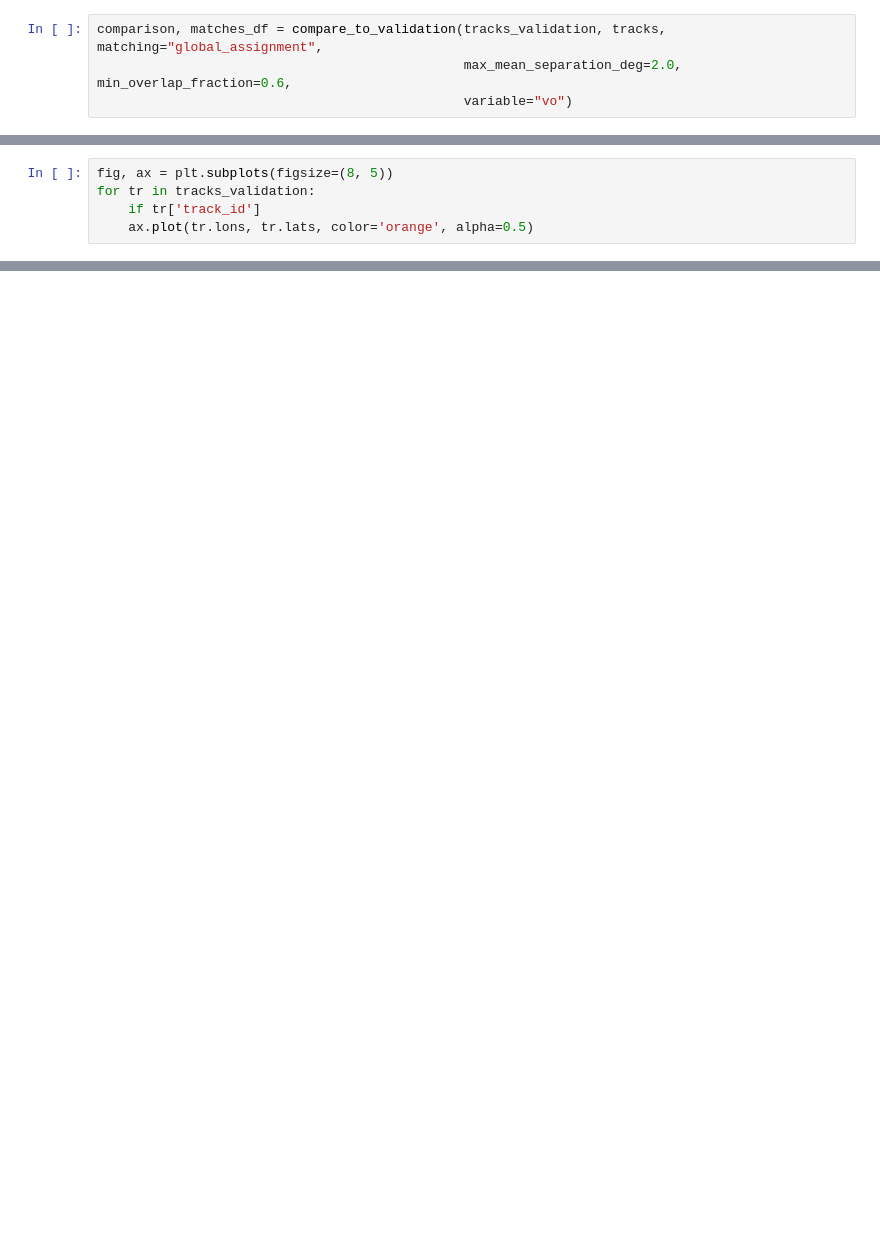
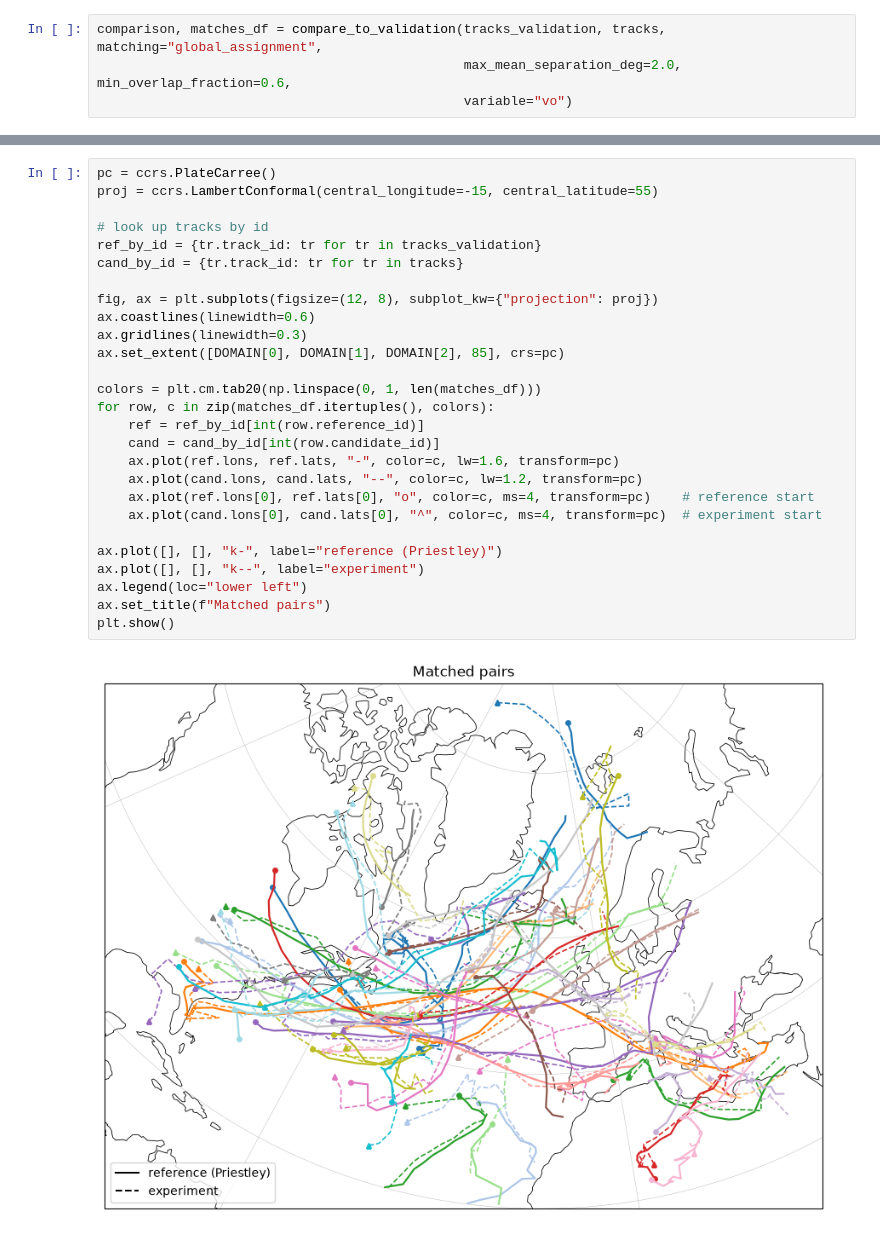
Before and after one commit to AThormann/master_thesis, a Jupyter notebook: experiments/validation_tracks/convert_to_object.ipynb, the cells around one changed output, grey strips where cells are left out. Saved outputs shown, nothing was run; the diff lists cells and outputs as text; blank space fills up the shorter version.

Commit message:
comparison of distributions and tracks

```diff
--- a/experiments/validation_tracks/convert_to_object.ipynb
+++ b/experiments/validation_tracks/convert_to_object.ipynb
@@ -315,5 +278,0 @@ for tr in tracks:
-# %%
-fig, ax = plt.subplots(figsize=(8, 5))
-for tr in tracks_validation:
-    if tr['track_id']
-    ax.plot(tr.lons, tr.lats, color='orange', alpha=0.5)
@@ -321,0 +304,29 @@ for tr in tracks_validation:
+# %%
+pc = ccrs.PlateCarree()
+proj = ccrs.LambertConformal(central_longitude=-15, central_latitude=55)
+
+# look up tracks by id
+ref_by_id = {tr.track_id: tr for tr in tracks_validation}
+cand_by_id = {tr.track_id: tr for tr in tracks}
+
+fig, ax = plt.subplots(figsize=(12, 8), subplot_kw={"projection": proj})
+ax.coastlines(linewidth=0.6)
+ax.gridlines(linewidth=0.3)
+ax.set_extent([DOMAIN[0], DOMAIN[1], DOMAIN[2], 85], crs=pc)
+
+colors = plt.cm.tab20(np.linspace(0, 1, len(matches_df)))
+for row, c in zip(matches_df.itertuples(), colors):
+    ref = ref_by_id[int(row.reference_id)]
+    cand = cand_by_id[int(row.candidate_id)]
+    ax.plot(ref.lons, ref.lats, "-", color=c, lw=1.6, transform=pc)
+    ax.plot(cand.lons, cand.lats, "--", color=c, lw=1.2, transform=pc)
+    ax.plot(ref.lons[0], ref.lats[0], "o", color=c, ms=4, transform=pc)    # reference start
+    ax.plot(cand.lons[0], cand.lats[0], "^", color=c, ms=4, transform=pc)  # experiment start
+
+ax.plot([], [], "k-", label="reference (Priestley)")
+ax.plot([], [], "k--", label="experiment")
+ax.legend(loc="lower left")
+ax.set_title(f"Matched pairs")
+plt.show()
+# %% [output]
+[figure, added]
```
Also changed, not shown: parts of 12 cells of this notebook, 5 other files.
